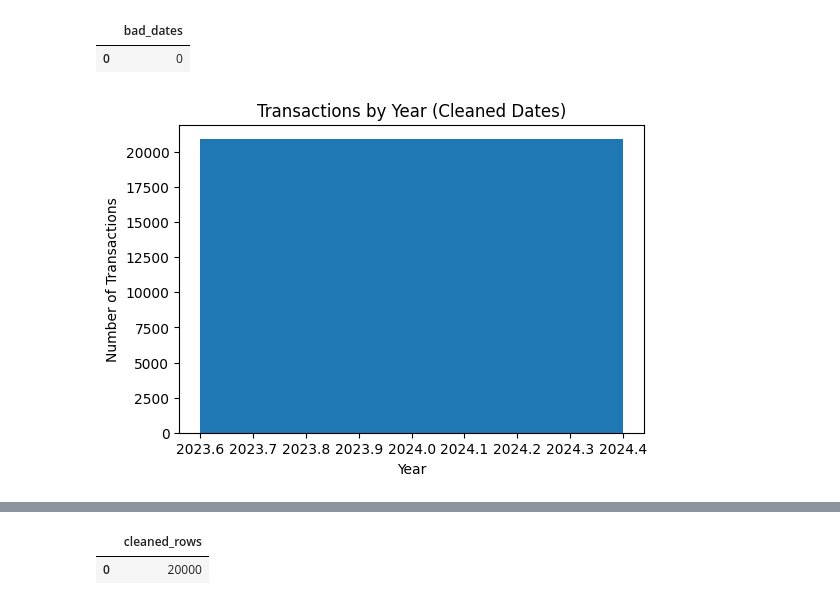
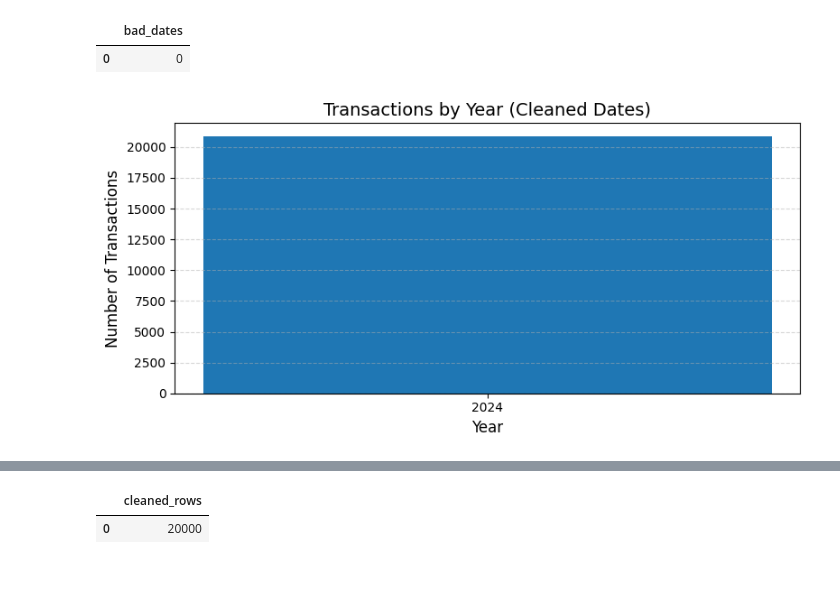
Before and after one commit to mahmoudparsian/data-warehousing, a Jupyter notebook: syllabus/week03-Classic-Data-Warehousing/book_seller_basic_dw_messy_data/dw_notebook.ipynb, the cells around one changed output, grey strips where cells are left out. Drawn from its saved outputs; the diff is of its cells as text; code cells hidden in the pictures; blank space fills up the shorter version.

```diff
--- a/syllabus/week03-Classic-Data-Warehousing/book_seller_basic_dw_messy_data/dw_notebook.ipynb
+++ b/syllabus/week03-Classic-Data-Warehousing/book_seller_basic_dw_messy_data/dw_notebook.ipynb
@@ -977,25 +1015,38 @@ bad_dates_count
 # %%
 # 📊 4. Nice Plot (Date Distribution)
 
 import matplotlib.pyplot as plt
 
+# Query
 df_dates = con.execute("""
 SELECT
     YEAR(date_sold) AS year,
     COUNT(*) AS cnt
 FROM silver_sales
 GROUP BY year
 ORDER BY year
 """).df()
 
-plt.figure(figsize=(6,4))
+# Plot
+plt.figure(figsize=(8, 4))
+
 plt.bar(df_dates["year"], df_dates["cnt"])
-plt.title("Transactions by Year (Cleaned Dates)")
-plt.xlabel("Year")
-plt.ylabel("Number of Transactions")
+
+# Titles & labels
+plt.title("Transactions by Year (Cleaned Dates)", fontsize=14)
+plt.xlabel("Year", fontsize=12)
+plt.ylabel("Number of Transactions", fontsize=12)
+
+# Improve readability
+plt.xticks(df_dates["year"], rotation=0)
+plt.grid(axis='y', linestyle='--', alpha=0.5)
+
+# Tight layout for clean spacing
+plt.tight_layout()
+
 plt.show()
 # %% [output]
-[figure, old version]
+[figure, new version]
 # %% [markdown]
 ⸻
 
```
Also changed, not shown: parts of 60 cells of this notebook, 4 other files.
